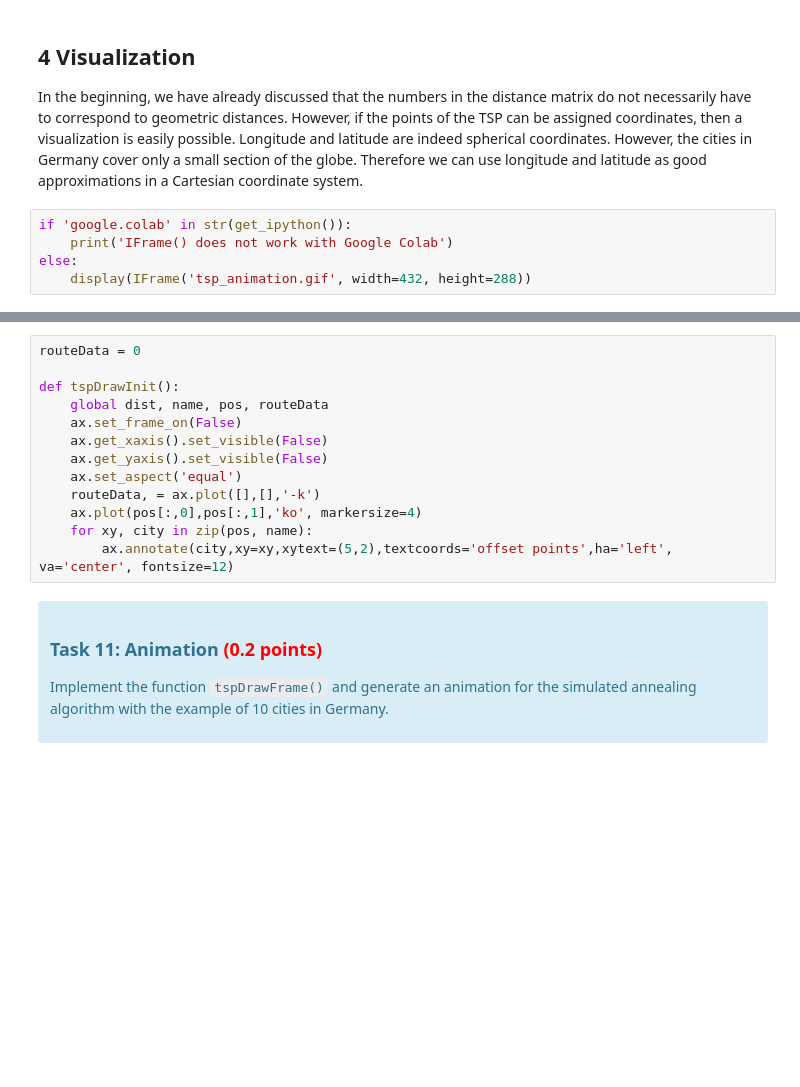
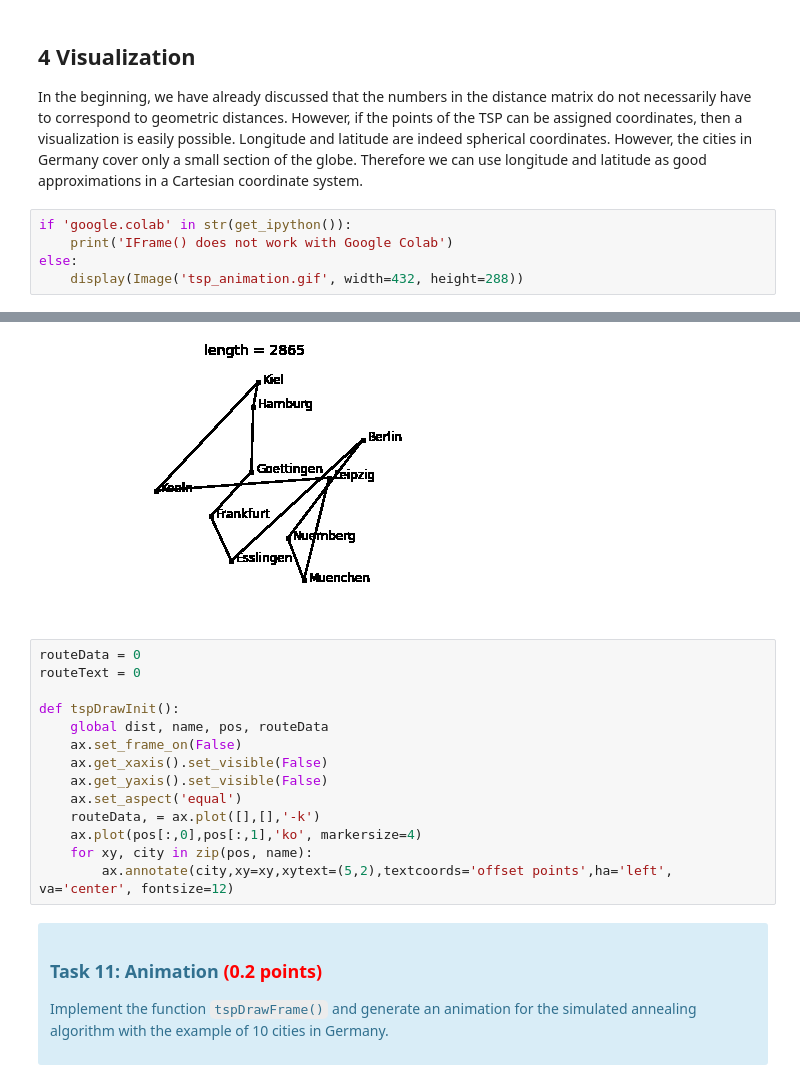
Before and after one commit to Flobbo04/Project-TSP-Wahl04, a Jupyter notebook: tsp.ipynb, the cells around one changed output, grey strips where cells are left out. Saved outputs shown, nothing was run; the diff lists cells and outputs as text; blank space fills up the shorter version.

```diff
--- a/tsp.ipynb
+++ b/tsp.ipynb
@@ -1193,5 +1193,5 @@ Therefore we can use longitude and latitude as good approximations in a Cartesia
 if 'google.colab' in str(get_ipython()):
     print('IFrame() does not work with Google Colab')
 else:
-    display(IFrame('tsp_animation.gif', width=432, height=288))
+    display(Image('tsp_animation.gif', width=432, height=288))
 # %% [output]
@@ -1199,5 +1198,7 @@ else:
+[figure, added]
 # %%
 routeData = 0
+routeText = 0
 
 def tspDrawInit():
     global dist, name, pos, routeData
```
Also changed, not shown: parts of 8 cells of this notebook, 1 other file.
